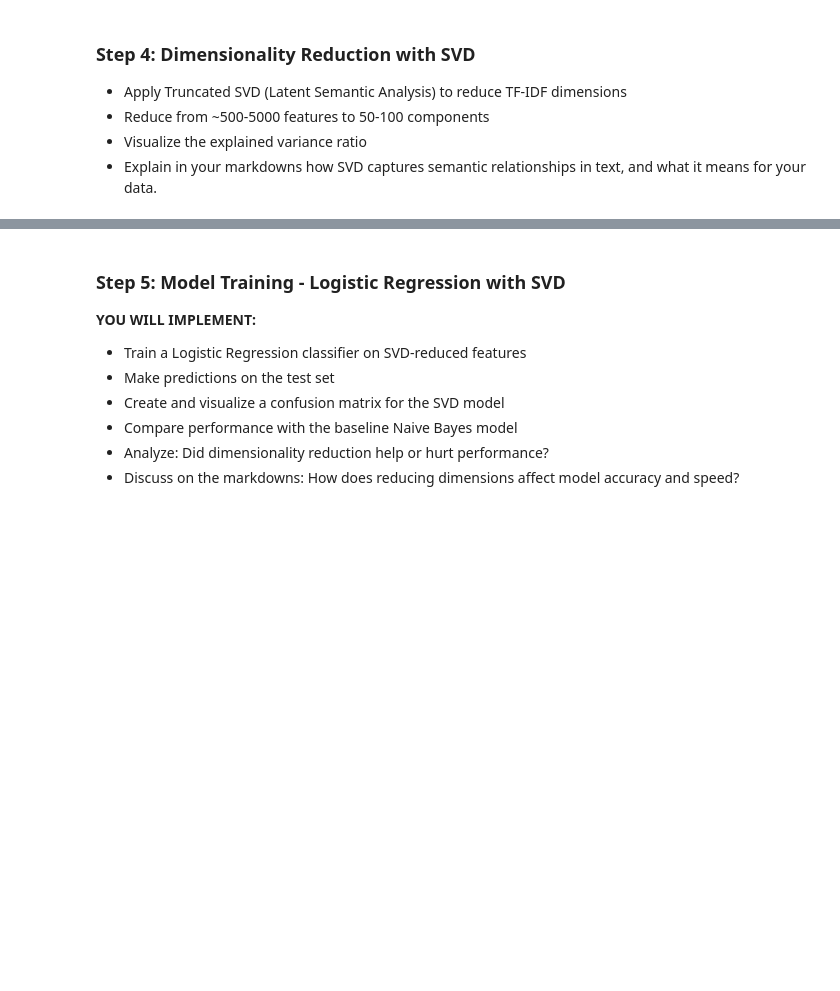
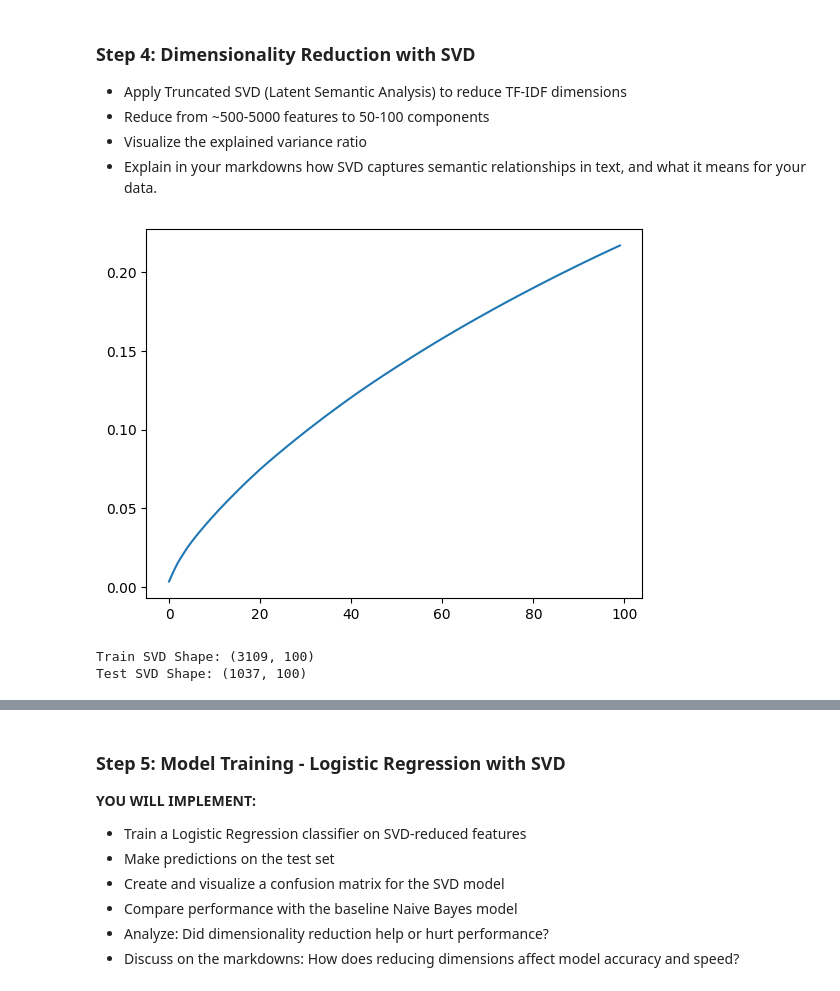
Before and after one commit to kkim8781294/PROG8245-ml-final-project-group3, a Jupyter notebook: TextClassificationFinalProjectGroup3.ipynb, the cells around one changed output, grey strips where cells are left out. Saved outputs shown, nothing was run; the diff lists cells and outputs as text; code cells hidden in the pictures; blank space fills up the shorter version.

Commit message:
Add Step 4-5: SVD dimensionality reduction and Logistic Regression model with analysis

```diff
--- a/TextClassificationFinalProjectGroup3.ipynb
+++ b/TextClassificationFinalProjectGroup3.ipynb
@@ -435,3 +435,19 @@ The 128 false positives indicate the model struggles to identify truly negative
 - Reduce from ~500-5000 features to 50-100 components
 - Visualize the explained variance ratio
 - Explain in your markdowns how SVD captures semantic relationships in text, and what it means for your data.
+# %%
+# Dimensionality Reduction using SVD and 5000 to 100
+svd = TruncatedSVD(n_components=100, random_state=42)
+
+X_train_svd = svd.fit_transform(X_train_tfidf)
+X_test_svd  = svd.transform(X_test_tfidf)
+
+# visualize explained variance
+plt.plot(np.cumsum(svd.explained_variance_ratio_))
+plt.show()
+print("Train SVD Shape:",X_train_svd.shape)
+print("Test SVD Shape:",X_test_svd.shape)
+# %% [output]
+[figure, added]
+Train SVD Shape: (3109, 100)
+Test SVD Shape: (1037, 100)
```
Also changed, not shown: parts of 3 cells of this notebook.
